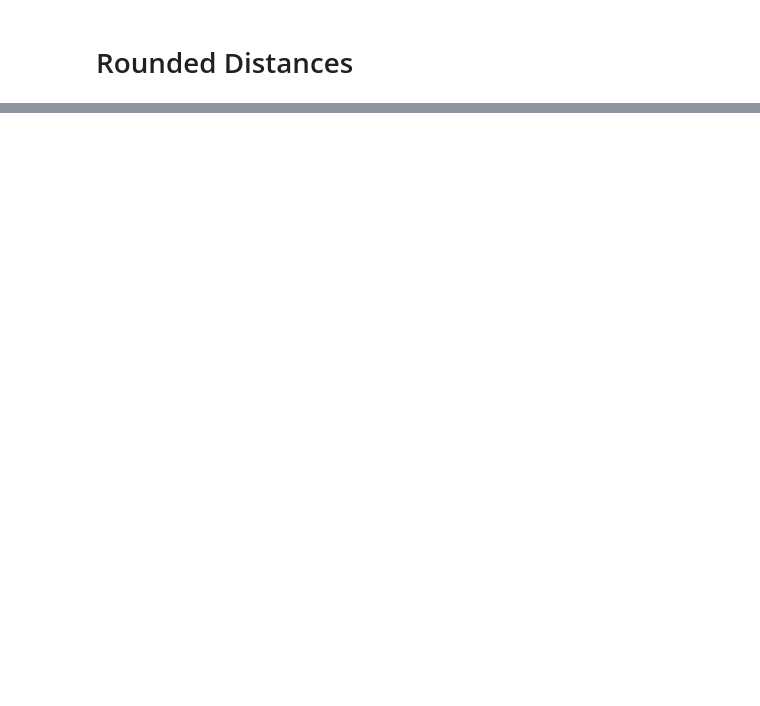
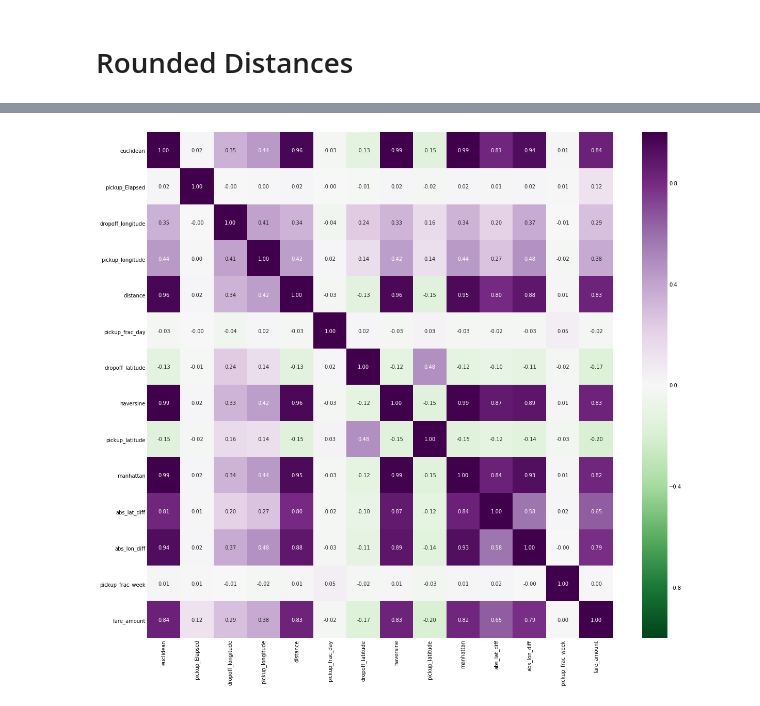
Before and after one commit to WillKoehrsen/taxi-fare, a Jupyter notebook: Improvements.ipynb, the cells around one changed output, grey strips where cells are left out. Saved outputs shown, nothing was run; the diff lists cells and outputs as text; code cells hidden in the pictures; blank space fills up the shorter version.

```diff
--- a/Improvements.ipynb
+++ b/Improvements.ipynb
@@ -304 +349,9 @@ sub, fi = model_rf(X_train, X_valid, y_train, y_valid, test, features)
+# %%
+corrs = data.corr()
+# %%
+corrs = corrs.loc[features + ['fare_amount'], features + ['fare_amount']]
+plt.figure(figsize = (18, 18))
+sns.heatmap(corrs, annot = True, fmt = '.2f', vmin = -1, vmax = 1, cmap = plt.cm.PRGn_r);
+# %% [output]
+[figure, added]
 # %%
```
Also changed, not shown: parts of 15 cells of this notebook, 2 other files.
